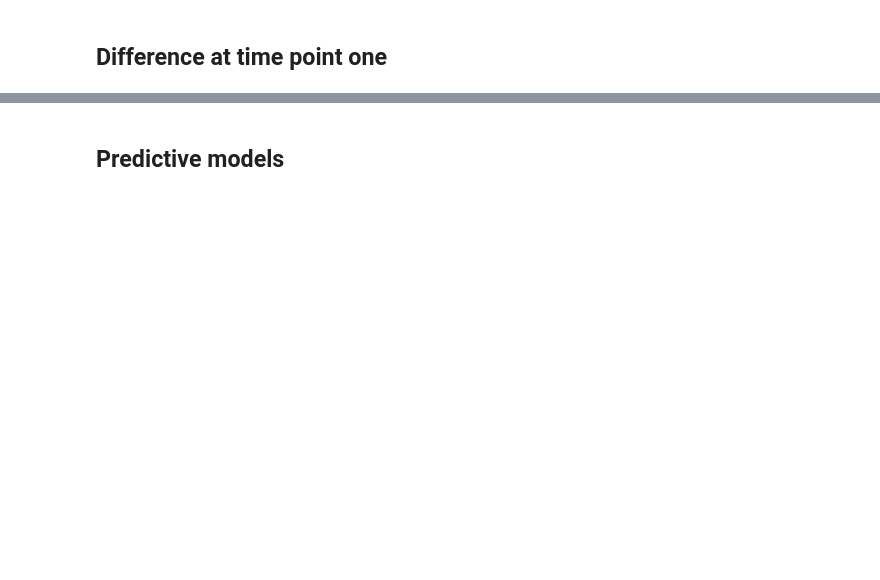
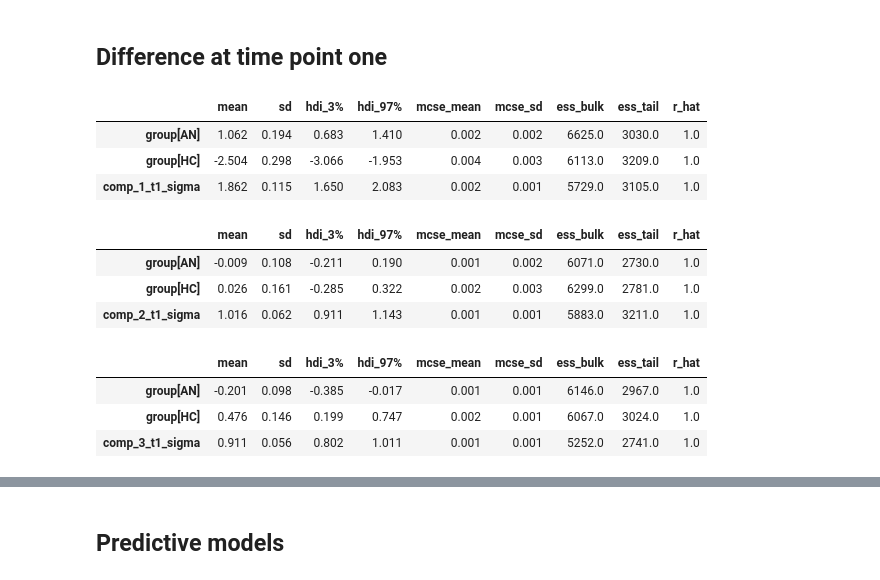
Before and after one commit to WMDA/BB_data, a Jupyter notebook: BB_data/analysis_scripts/bayes_model_analysis.ipynb, the cells around one changed output, grey strips where cells are left out. Drawn from its saved outputs; the diff is of its cells as text; code cells hidden in the pictures; blank space fills up the shorter version.

```diff
--- a/BB_data/analysis_scripts/bayes_model_analysis.ipynb
+++ b/BB_data/analysis_scripts/bayes_model_analysis.ipynb
@@ -107,5 +154,26 @@ AN t2 comp_3 mean -0.267924843526565 std 0.7117786244325316
 # %% [markdown]
 ## Difference at time point one
+# %%
+az.summary(t1_models['comp_1'])
+# %% [output]
+|  | mean | sd | hdi_3% | hdi_97% | mcse_mean | mcse_sd | ess_bulk | ess_tail | r_hat |
+| group[AN] | 1.062 | 0.194 | 0.683 | 1.410 | 0.002 | 0.002 | 6625.0 | 3030.0 | 1.0 |
+| group[HC] | -2.504 | 0.298 | -3.066 | -1.953 | 0.004 | 0.003 | 6113.0 | 3209.0 | 1.0 |
+| comp_1_t1_sigma | 1.862 | 0.115 | 1.650 | 2.083 | 0.002 | 0.001 | 5729.0 | 3105.0 | 1.0 |
+# %%
+az.summary(t1_models['comp_2'])
+# %% [output]
+|  | mean | sd | hdi_3% | hdi_97% | mcse_mean | mcse_sd | ess_bulk | ess_tail | r_hat |
+| group[AN] | -0.009 | 0.108 | -0.211 | 0.190 | 0.001 | 0.002 | 6071.0 | 2730.0 | 1.0 |
+| group[HC] | 0.026 | 0.161 | -0.285 | 0.322 | 0.002 | 0.003 | 6299.0 | 2781.0 | 1.0 |
+| comp_2_t1_sigma | 1.016 | 0.062 | 0.911 | 1.143 | 0.001 | 0.001 | 5883.0 | 3211.0 | 1.0 |
+# %%
+az.summary(t1_models['comp_3'])
+# %% [output]
+|  | mean | sd | hdi_3% | hdi_97% | mcse_mean | mcse_sd | ess_bulk | ess_tail | r_hat |
+| group[AN] | -0.201 | 0.098 | -0.385 | -0.017 | 0.001 | 0.001 | 6146.0 | 2967.0 | 1.0 |
+| group[HC] | 0.476 | 0.146 | 0.199 | 0.747 | 0.002 | 0.001 | 6067.0 | 3024.0 | 1.0 |
+| comp_3_t1_sigma | 0.911 | 0.056 | 0.802 | 1.011 | 0.001 | 0.001 | 5252.0 | 2741.0 | 1.0 |
 # %%
 for model in t1_models.keys():
     post_group = t1_models[model].posterior["group"]
```
Also changed, not shown: parts of 25 cells of this notebook, 3 other files.
